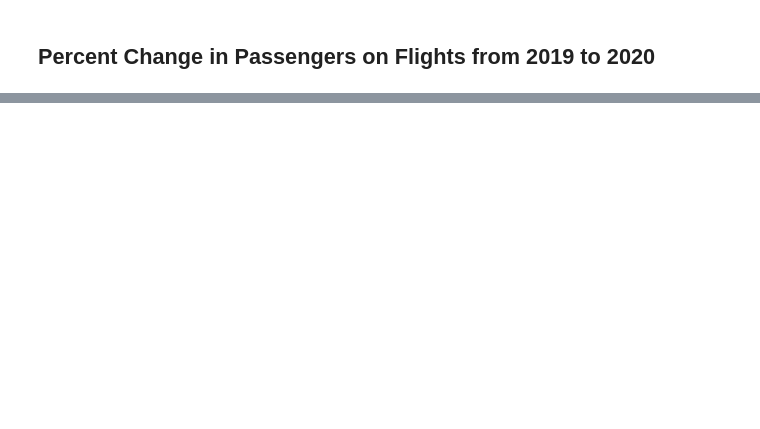
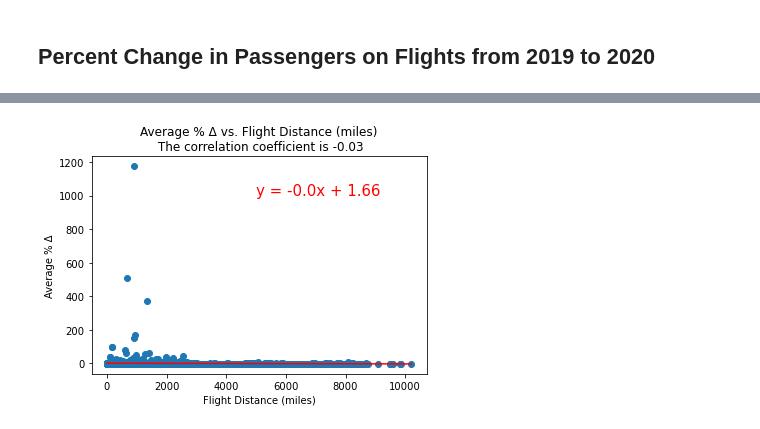
Before and after one commit to eukestad/team_awesomesauce, a Jupyter notebook: Erin/FlightPath_Analysis.ipynb, the cells around one changed output, grey strips where cells are left out. Cells and saved outputs as stored; diff of their text form; code cells hidden in the pictures; blank space fills up the shorter version.

```diff
--- a/Erin/FlightPath_Analysis.ipynb
+++ b/Erin/FlightPath_Analysis.ipynb
@@ -181,0 +109,33 @@ Power_divergenceResult(statistic=253779885.33529663, pvalue=0.0)
+# %%
+statsgrp = flightdata.groupby(['flight','ORIGIN_COUNTRY_NAME','DEST_COUNTRY_NAME'], as_index = False).agg({'DISTANCE':'mean'})
+
+# merge statsgrp with flight changes to get delta and distance together
+statsdata = statsgrp.merge(flightchanges, how='inner', on='flight')
+# %%
+# linear regression for distance vs avg percent change
+
+linregdata = statsdata.groupby('DISTANCE', as_index = False).agg({'% Δ':'mean'})
+
+x_values = linregdata["DISTANCE"]
+y_values = linregdata["% Δ"]
+
+(slope, intercept, rvalue, pvalue, stderr) = linregress(x_values, y_values)
+regress_values = x_values * slope + intercept
+line_eq = "y = " + str(round(slope,2)) + "x + " + str(round(intercept,2))
+
+# calculate correlation
+correlation = stats.pearsonr(x_values,y_values)
+
+# add to previous plot
+plt.scatter(x_values,y_values)
+plt.plot(x_values,regress_values,"r-")
+plt.annotate(line_eq,(5000,1000),fontsize=15,color="red")
+plt.title(f"Average % Δ vs. Flight Distance (miles)\n The correlation coefficient is {round(correlation[0],2)}")
+plt.xlabel('Flight Distance (miles)')
+plt.ylabel('Average % Δ')
+
+# save fig
+plt.savefig("images/LineRegress_Correlation_Distance_PercentChange.png")
+plt.show()
+# %% [output]
+[figure, added]
```
Also changed, not shown: parts of 23 cells of this notebook, 6 other files.
